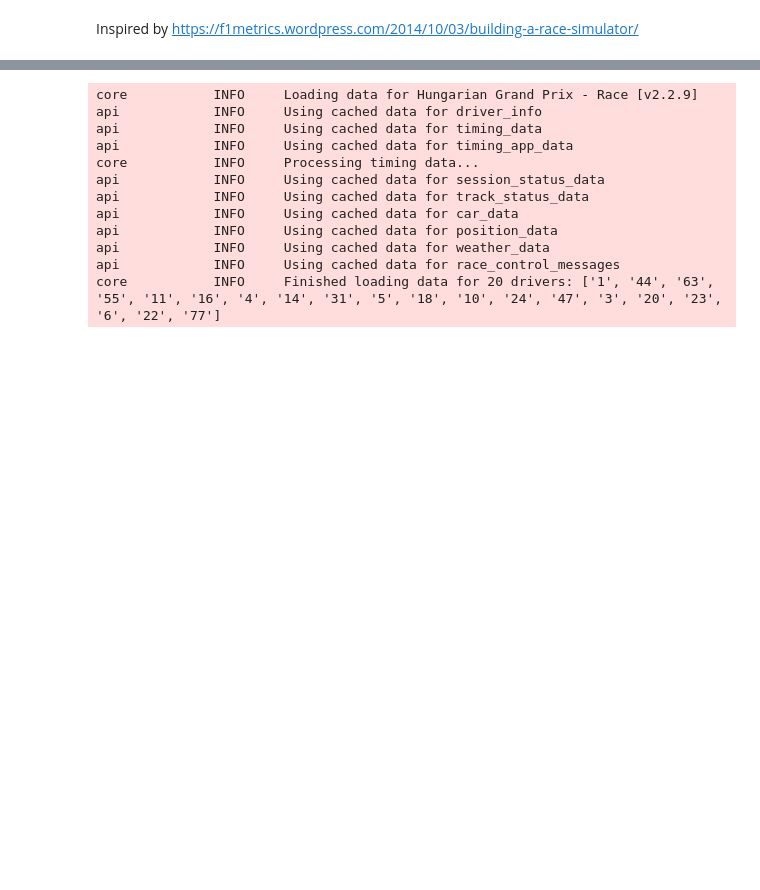
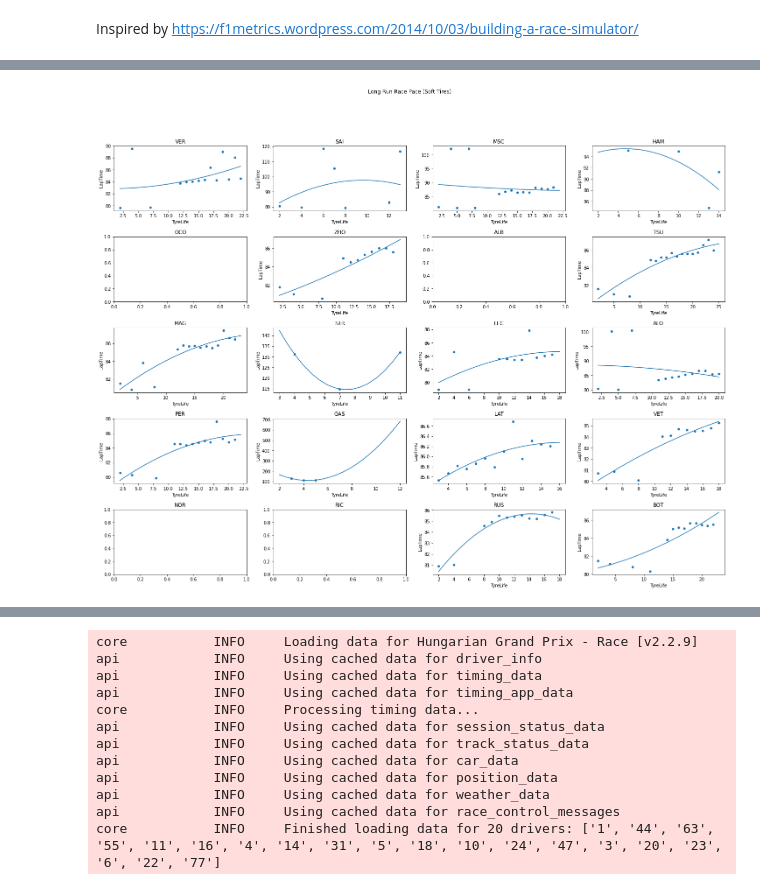
Before and after one commit to Kmanchine/FormulaOneRaceSimulator, a Jupyter notebook: Hungary2022.ipynb, the cells around one changed output, grey strips where cells are left out. Saved outputs shown, nothing was run; the diff lists cells and outputs as text; code cells hidden in the pictures; blank space fills up the shorter version.

Commit message:
Added all compounds to FP2 graphs

```diff
--- a/Hungary2022.ipynb
+++ b/Hungary2022.ipynb
@@ -36,15 +15,0 @@ core           INFO     Finished loading data for 20 drivers: ['1', '55', '47',
-# %%
-# Only pick representative laps - laps that are set under green flag and not in/out laps
-fp2_representative_laps = FP2.laps.pick_driver(DRIVER).pick_accurate().pick_wo_box().pick_track_status('1')
-
-# Convert laptime from timedelta to seconds for plotting
-convert_laptime_to_seconds(fp2_representative_laps)
-
-# Consider only medium
-fp2_representative_laps_medium = fp2_representative_laps.pick_tyre(MEDIUM)
-
-remove_outlier_laps(fp2_representative_laps_medium)
-
-model = get_tyre_model(fp2_representative_laps_medium)
-
-subplot = plot_tyre_model(fp2_representative_laps_medium, model)
@@ -105,0 +36,31 @@ drivers
+# %%
+TYRE = SOFT
+
+fig, axs = plt.subplots(5, 4)
+fig.subplots_adjust(hspace =0.4)
+fig.suptitle('Long Run Race Pace (' + TYRE.capitalize() + ' Tires)')
+
+drivers = get_all_driver_names(FP2.laps)
+for i in range(len(drivers)):
+    # Only pick representative laps - laps that are set under green flag and not in/out laps
+    fp2_representative_laps = FP2.laps.pick_driver(drivers[i]).pick_accurate().pick_wo_box().pick_track_status('1')
+
+    # Convert laptime from timedelta to seconds for plotting
+    convert_laptime_to_seconds(fp2_representative_laps)
+
+    # Consider only medium
+    fp2_representative_laps_medium = fp2_representative_laps.pick_tyre(MEDIUM)
+
+    remove_outlier_laps(fp2_representative_laps_medium)
+
+    # Todo: remove try-excepts
+    try:
+        model = get_tyre_model(fp2_representative_laps_medium)
+        plot_tyre_model(fp2_representative_laps_medium, model, axs, i//4, i%4)
+    except:
+        try:
+            plot_tyre_model(fp2_representative_laps_medium, None, axs, i//4, i%4)
+        except:
+            axs[i//4, i%4].title.set_text(drivers[i])
+# %% [output]
+[figure, added]
```
Also changed, not shown: parts of 17 cells of this notebook.
